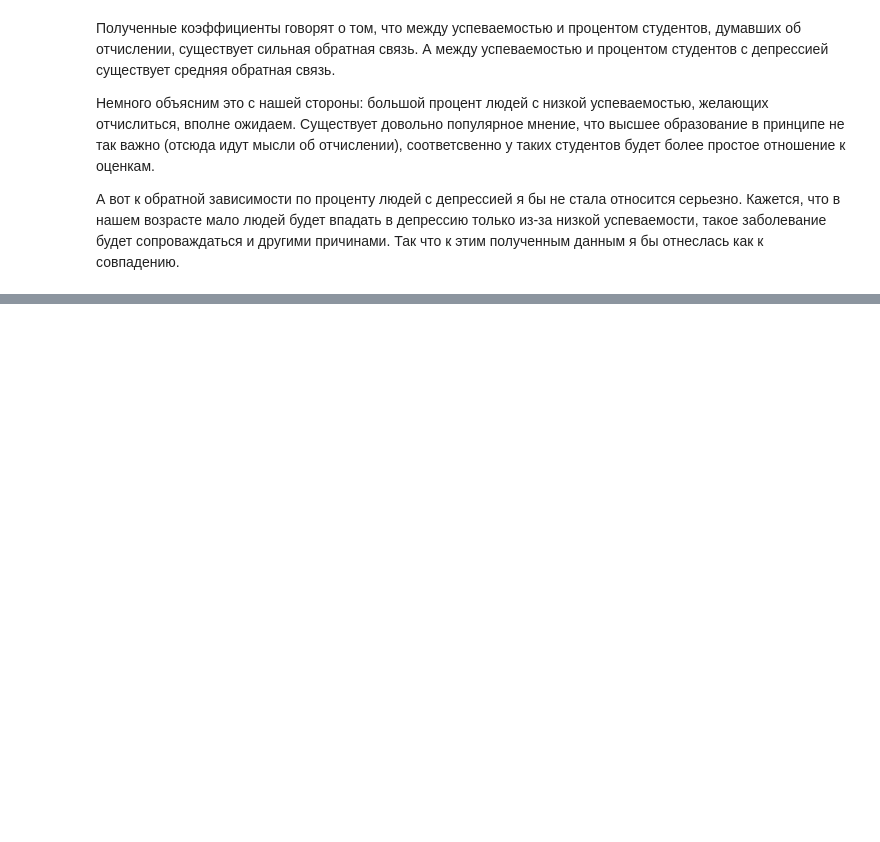
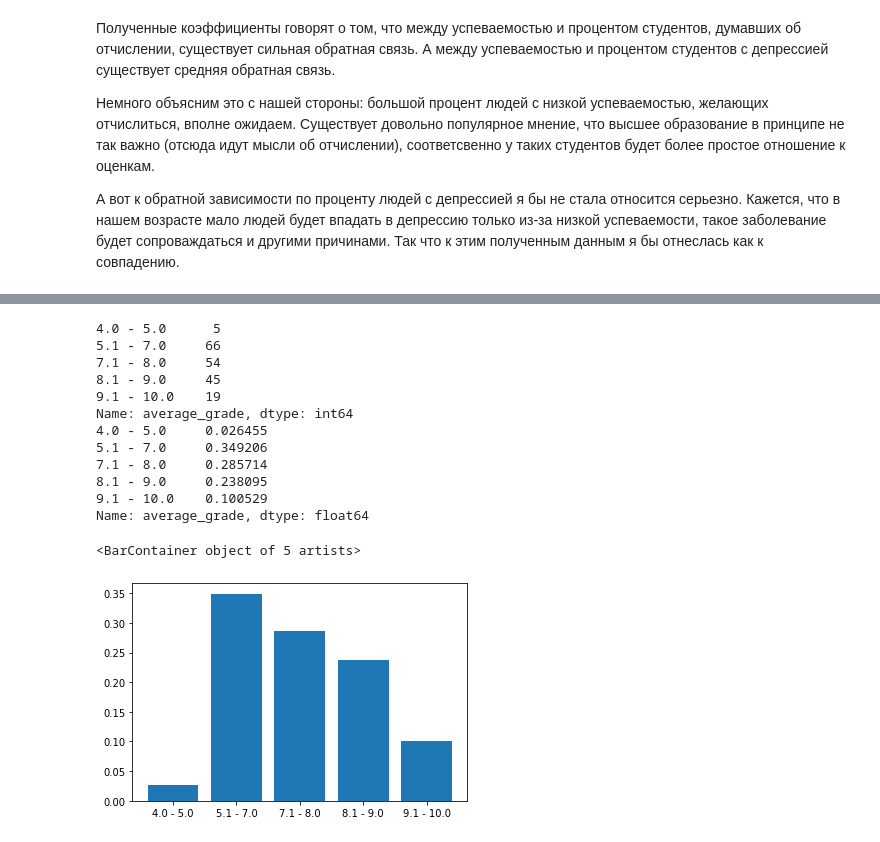
Before and after one commit to sherri-ice/DataAnalyseProject, a Jupyter notebook: vkiad_project.ipynb, the cells around one changed output, grey strips where cells are left out. Saved outputs shown, nothing was run; the diff lists cells and outputs as text; code cells hidden in the pictures; blank space fills up the shorter version.

```diff
--- a/vkiad_project.ipynb
+++ b/vkiad_project.ipynb
@@ -381,0 +424,24 @@ print('Коэффициент корреляции Пирсона между и
+# %%
+grades1 = not_blond_grades.average_grade.value_counts()
+grades1 = grades1.reindex(['4.0 - 5.0', '5.1 - 7.0','7.1 - 8.0', '8.1 - 9.0', '9.1 - 10.0'])
+print(grades1)
+max_grade1 = np.sum(grades1.values)
+grades1 = grades1 / max_grade1
+print(grades1)
+plt.xticks(np.arange(grades1.index.size), grades1.index)
+plt.bar(range(not_blond_grades.average_grade.unique().size), grades1)
+# %% [output]
+4.0 - 5.0      5
+5.1 - 7.0     66
+7.1 - 8.0     54
+8.1 - 9.0     45
+9.1 - 10.0    19
+Name: average_grade, dtype: int64
+4.0 - 5.0     0.026455
+5.1 - 7.0     0.349206
+7.1 - 8.0     0.285714
+8.1 - 9.0     0.238095
+9.1 - 10.0    0.100529
+Name: average_grade, dtype: float64
+<BarContainer object of 5 artists>
+[figure, added]
```
Also changed, not shown: parts of 13 cells of this notebook.
